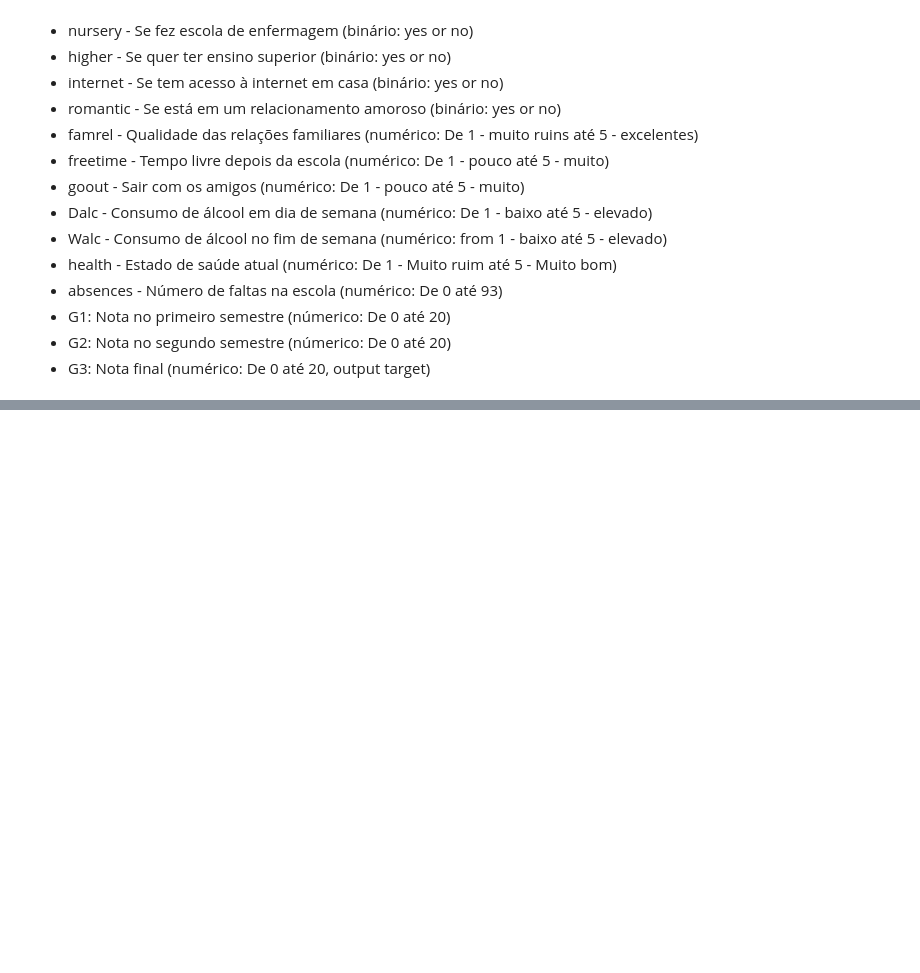
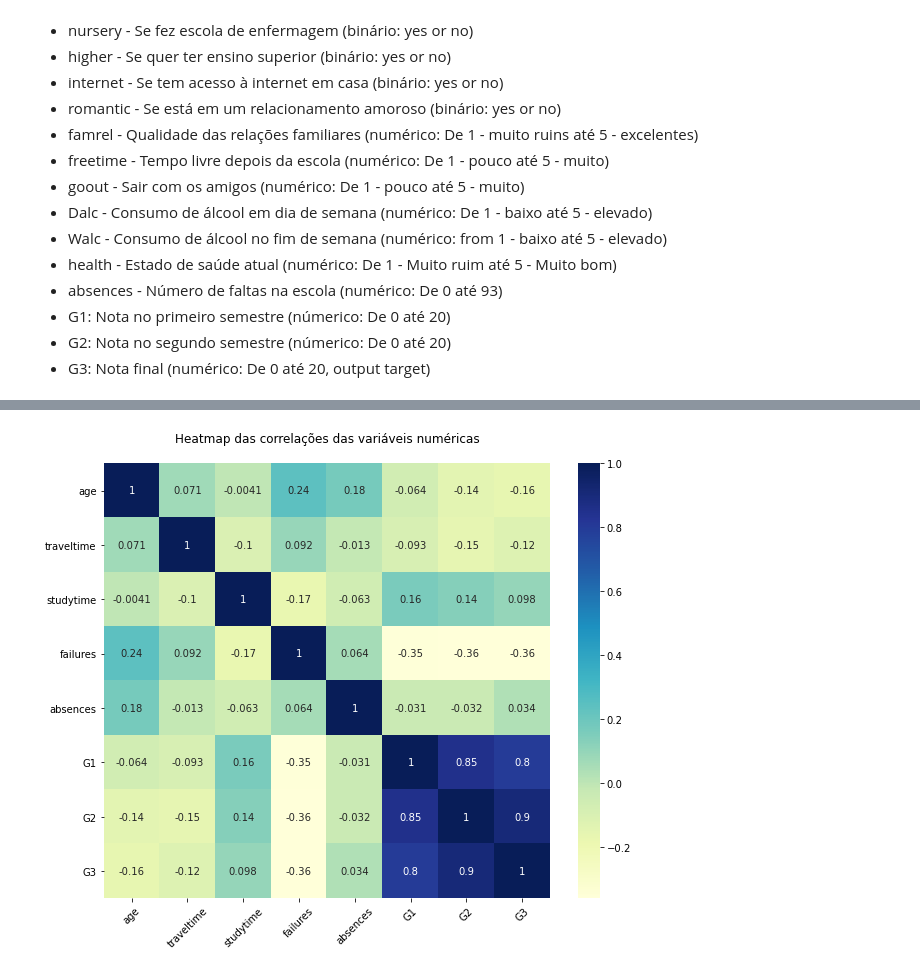
Before and after one commit to eduardoaze/projeto2, a Jupyter notebook: P2-CDados.ipynb, the cells around one changed output, grey strips where cells are left out. Saved outputs shown, nothing was run; the diff lists cells and outputs as text; code cells hidden in the pictures; blank space fills up the shorter version.

```diff
--- a/P2-CDados.ipynb
+++ b/P2-CDados.ipynb
@@ -60,0 +161,10 @@ https://www.kaggle.com/uciml/student-alcohol-consumption
+# %%
+#Código que calcula a correlações das variáveis númericas, plotando resultados com um heatmap
+plt.figure(figsize=(10,8))
+sns.heatmap(df.corr(), annot=True, cmap="YlGnBu")
+plt.xticks(rotation=45)
+plt.yticks(rotation=0)
+plt.title('Heatmap das correlações das variáveis numéricas\n')
+plt.show()
+# %% [output]
+[figure, added]
```
Also changed, not shown: parts of 9 cells of this notebook.
